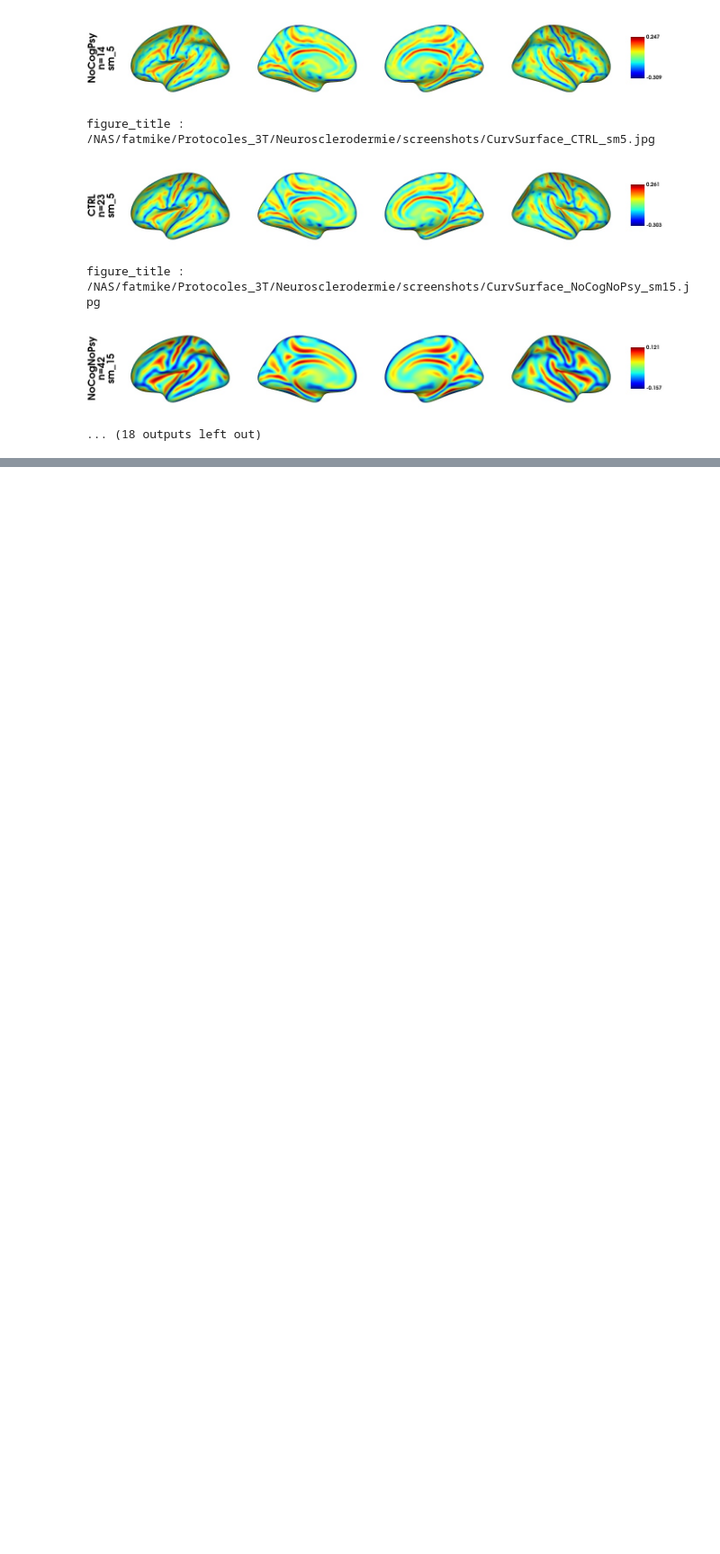
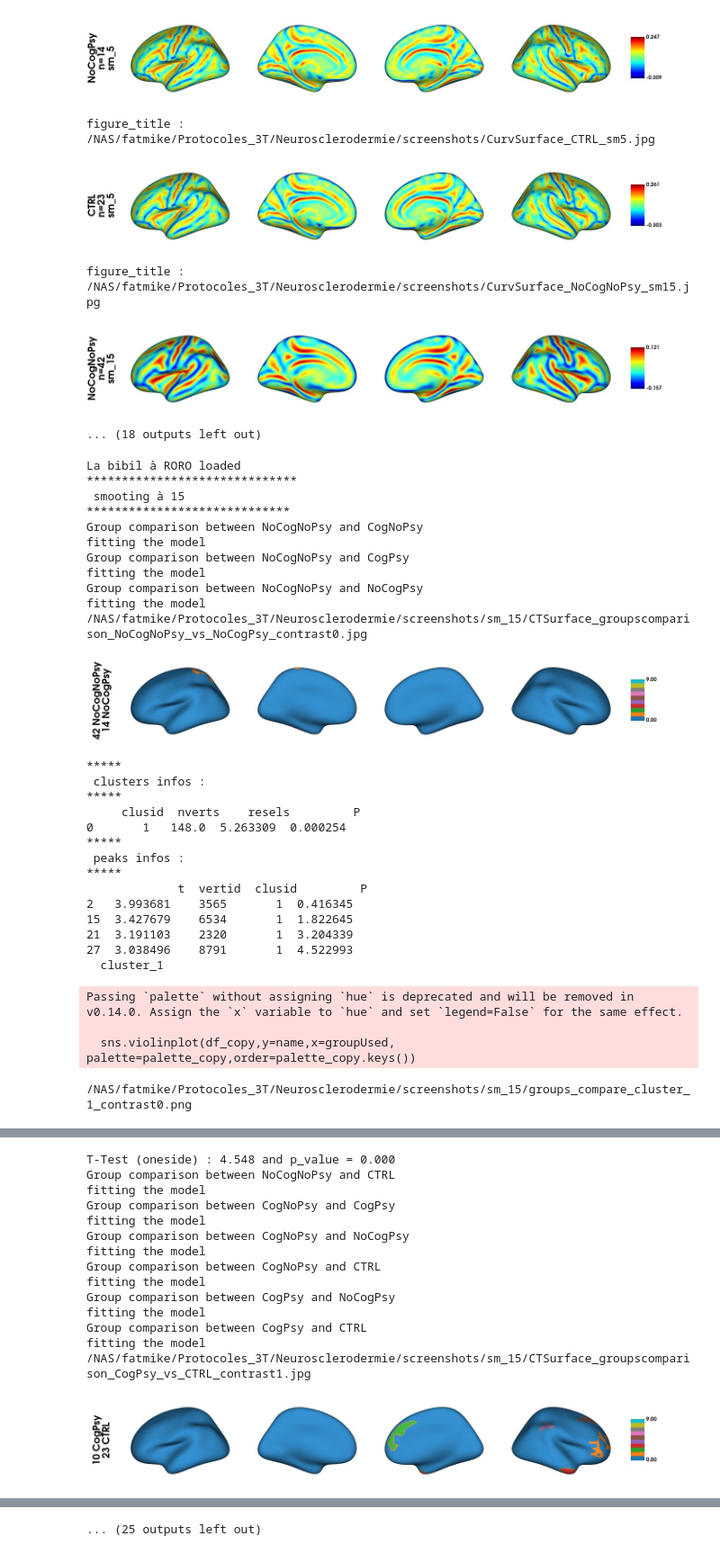
Before and after one commit to RomainViardLille/LiiFE, a Jupyter notebook: Neurosclerodermie_Corticalthickness.ipynb, the cells around one changed output, grey strips where cells are left out. Shown at 90% size. Drawn from its saved outputs; the diff is of its cells as text; code cells hidden in the pictures; blank space fills up the shorter version.

```diff
--- a/Neurosclerodermie_Corticalthickness.ipynb
+++ b/Neurosclerodermie_Corticalthickness.ipynb
@@ -320,22 +321,53 @@ figure_title : /NAS/fatmike/Protocoles_3T/Neurosclerodermie/screenshots/CurvSurf
 # %%
 reload(lbr)
 pd.option_context('mode.use_inf_as_na', True)
-for smoothing_fwhm in range(5, 26, 100):
+for smoothing_fwhm in range(15, 26, 100):
     print(f"\033[1;31m******************************\n smooting à {smoothing_fwhm}\n***************************** \033[0m")
     # Obtenez tous les couples possibles des valeurs uniques dans la colonne 'group'
     pairs = list(combinations(CLIData['Groupe_NAME'].dropna().unique(), 2))
     for pair in pairs: # Itérez sur tous les couples
         df_etude1_CT = pd.DataFrame(np.array(valCT[f"sm_{smoothing_fwhm}"]), index=CLIData.index)
         ssdf_CT = df_etude1_CT.loc[CLIData['Groupe_NAME'].isin([pair[0],pair[1]])]
 
             #Régression de l'age et du niveau d'education
             #lbr.regress_covar_func(df_etude1_CT.columns,var4Cov,ssdf_CT,merged_data.loc[merged_data[groupUsed].isin([pair[0],pair[1]])][var4Cov],True)
 
         ssdf_covar = CLIData.loc[ssdf_CT.index]
 
         # Construire le chemin du répertoire
         directory_path = os.path.join(STUDY_PATH, "screenshots", f"sm_{smoothing_fwhm}")
 
         # Créer le répertoire s'il n'existe pas
         os.makedirs(directory_path, exist_ok=True)
         lbr.grp_comp_surface_func('Groupe_NAME',var4Cov,ssdf_covar,ssdf_CT,directory_path,MyPalette=palette)
+# %% [output]
+La bibil à RORO loaded
+******************************
+ smooting à 15
+*****************************
+Group comparison between NoCogNoPsy and CogNoPsy
+fitting the model
+Group comparison between NoCogNoPsy and CogPsy
+fitting the model
+Group comparison between NoCogNoPsy and NoCogPsy
+fitting the model
+/NAS/fatmike/Protocoles_3T/Neurosclerodermie/screenshots/sm_15/CTSurface_groupscomparison_NoCogNoPsy_vs_NoCogPsy_contrast0.jpg
+[figure, added]
+*****
+ clusters infos :
+*****
+     clusid  nverts    resels         P
+0       1   148.0  5.263309  0.000254
+*****
+ peaks infos :
+*****
+             t  vertid  clusid         P
+2   3.993681    3565       1  0.416345
+15  3.427679    6534       1  1.822645
+21  3.191103    2320       1  3.204339
+27  3.038496    8791       1  4.522993
+  cluster_1
+Passing `palette` without assigning `hue` is deprecated and will be removed in v0.14.0. Assign the `x` variable to `hue` and set `legend=False` for the same effect.
+
+  sns.violinplot(df_copy,y=name,x=groupUsed, palette=palette_copy,order=palette_copy.keys())
+/NAS/fatmike/Protocoles_3T/Neurosclerodermie/screenshots/sm_15/groups_compare_cluster_1_contrast0.png
@@ -341,0 +375,15 @@ for smoothing_fwhm in range(5, 26, 100):
+T-Test (oneside) : 4.548 and p_value = 0.000
+Group comparison between NoCogNoPsy and CTRL
+fitting the model
+Group comparison between CogNoPsy and CogPsy
+fitting the model
+Group comparison between CogNoPsy and NoCogPsy
+fitting the model
+Group comparison between CogNoPsy and CTRL
+fitting the model
+Group comparison between CogPsy and NoCogPsy
+fitting the model
+Group comparison between CogPsy and CTRL
+fitting the model
+/NAS/fatmike/Protocoles_3T/Neurosclerodermie/screenshots/sm_15/CTSurface_groupscomparison_CogPsy_vs_CTRL_contrast1.jpg
+[figure, added]
@@ -341,0 +413 @@ for smoothing_fwhm in range(5, 26, 100):
+... (25 outputs left out)
```
Also changed, not shown: parts of 9 cells of this notebook, 11 other files.
